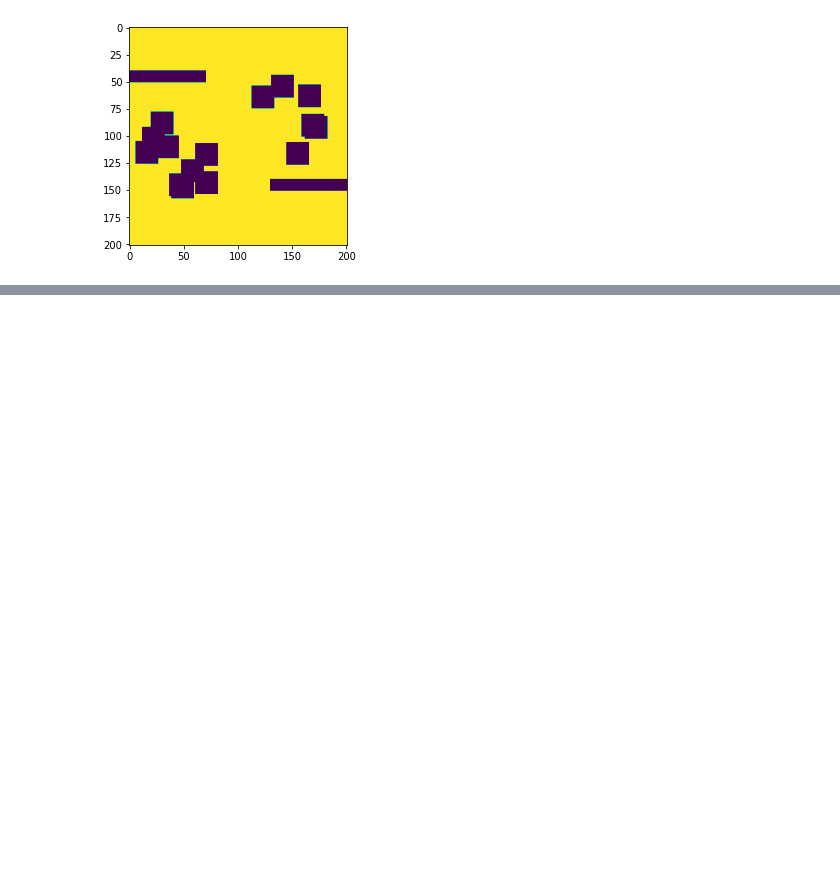
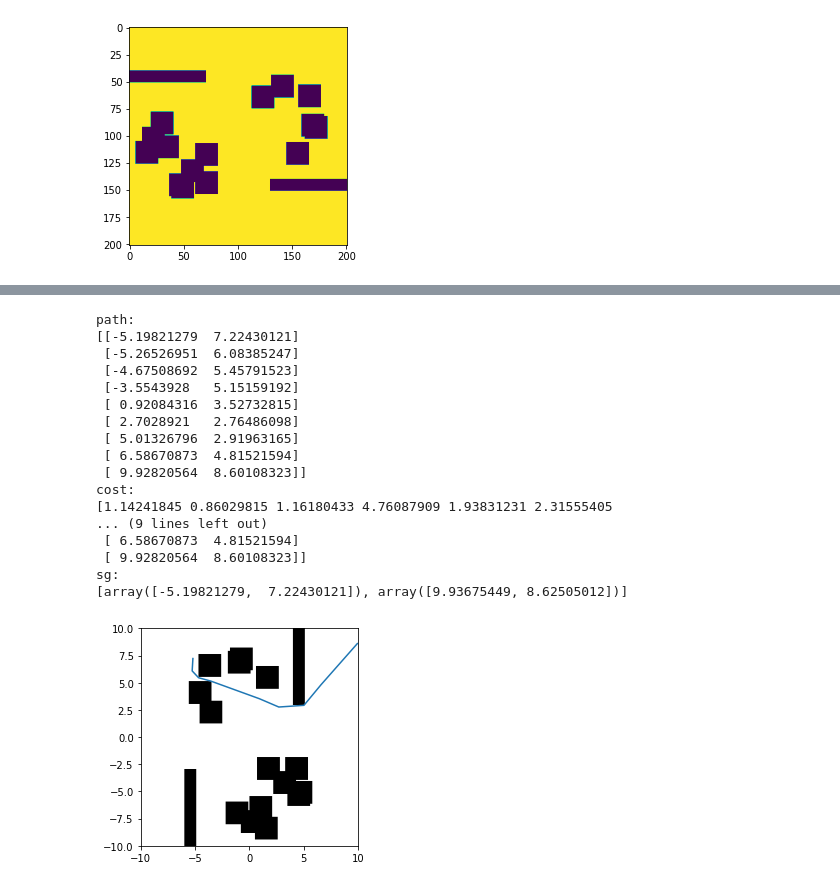
Before and after one commit to MiaoDragon/CSE535-Learning-Based-Motion-Planning-Using-Conditional-Variational-Autoencoder, a Jupyter notebook: cvae-planning/complex2d_scene_visualize.ipynb, the cells around one changed output, grey strips where cells are left out. Saved outputs shown, nothing was run; the diff lists cells and outputs as text; code cells hidden in the pictures; blank space fills up the shorter version.

```diff
--- a/cvae-planning/complex2d_scene_visualize.ipynb
+++ b/cvae-planning/complex2d_scene_visualize.ipynb
@@ -31,0 +169,65 @@ Array([0, 0, 0, ..., 0, 0, 0], dtype=uint8)
+# %%
+# test stored path
+import pickle
+
+path_dir = '/home/yinglong/Documents/research/learning_motion_planning/data/motion_planning_datasets/forest/'
+path_name = path_dir + 'path/0/state_1.pkl'
+f = open(path_name, 'rb')
+path = pickle.load(f)
+cost_name = path_dir + 'path/0/cost_1.pkl'
+f = open(cost_name, 'rb')
+cost = pickle.load(f)
+time_name = path_dir + 'path/0/state_1.pkl'
+f = open(time_name, 'rb')
+time = pickle.load(f)
+sg_name = path_dir + 'path/0/start_goal_1.pkl'
+f = open(sg_name, 'rb')
+sg = pickle.load(f)
+
+print('path: ')
+print(path)
+print("cost: ")
+print(cost)
+print('time: ')
+print(time)
+print('sg:')
+print(sg)
+
+obs = img
+fig = plt.figure()
+ax = fig.add_subplot(1,1,1)
+ax.set_xlim(-10, 10)
+ax.set_ylim(-10, 10)
+
+obs_img = np.zeros(list(obs.T.shape) + [3]).astype(int)
+obs_img[:,:,0] = obs.T
+obs_img[:,:,1] = obs.T
+obs_img[:,:,2] = obs.T
+origin = 'lower'
+extent = (-10, 10., -10., 10.)
+ax.imshow(obs_img, origin=origin, extent=extent)
+
+
+ax.plot(path[:,0], path[:,1])
+
+
+plt.show()
+# %% [output]
+path:
+[[-5.19821279  7.22430121]
+ [-5.26526951  6.08385247]
+ [-4.67508692  5.45791523]
+ [-3.5543928   5.15159192]
+ [ 0.92084316  3.52732815]
+ [ 2.7028921   2.76486098]
+ [ 5.01326796  2.91963165]
+ [ 6.58670873  4.81521594]
+ [ 9.92820564  8.60108323]]
+cost:
+[1.14241845 0.86029815 1.16180433 4.76087909 1.93831231 2.31555405
+... (9 lines left out)
+ [ 6.58670873  4.81521594]
+ [ 9.92820564  8.60108323]]
+sg:
+[array([-5.19821279,  7.22430121]), array([9.93675449, 8.62505012])]
+[figure, added]
```
Also changed, not shown: parts of 6 cells of this notebook, 8 other files.
